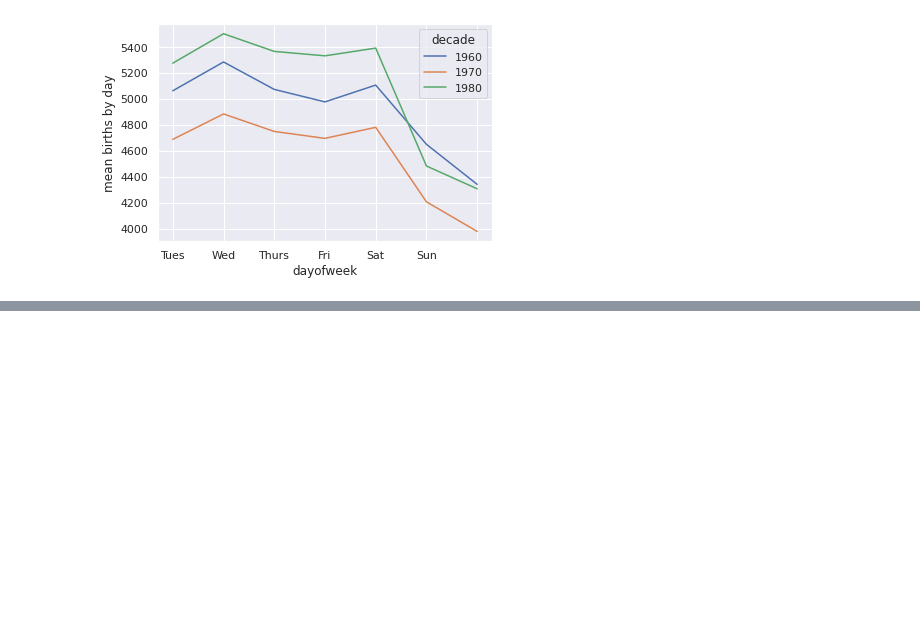
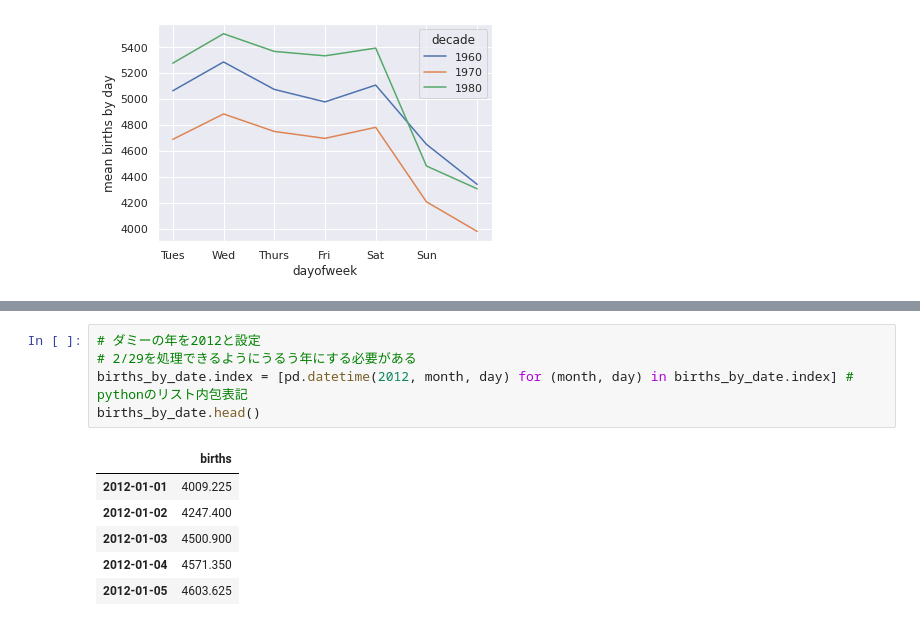
Before and after one commit to smallriver0316/python-datascience-study, a Jupyter notebook: birth_ratio.ipynb, the cells around one changed output, grey strips where cells are left out. Saved outputs shown, nothing was run; the diff lists cells and outputs as text; blank space fills up the shorter version.

```diff
--- a/birth_ratio.ipynb
+++ b/birth_ratio.ipynb
@@ -76,0 +89,12 @@ Text(0, 0.5, 'mean births by day')
+# %%
+# ダミーの年を2012と設定
+# 2/29を処理できるようにうるう年にする必要がある
+births_by_date.index = [pd.datetime(2012, month, day) for (month, day) in births_by_date.index] # pythonのリスト内包表記
+births_by_date.head()
+# %% [output]
+|  | births |
+| 2012-01-01 | 4009.225 |
+| 2012-01-02 | 4247.400 |
+| 2012-01-03 | 4500.900 |
+| 2012-01-04 | 4571.350 |
+| 2012-01-05 | 4603.625 |
```
Also changed, not shown: parts of 2 cells of this notebook.
